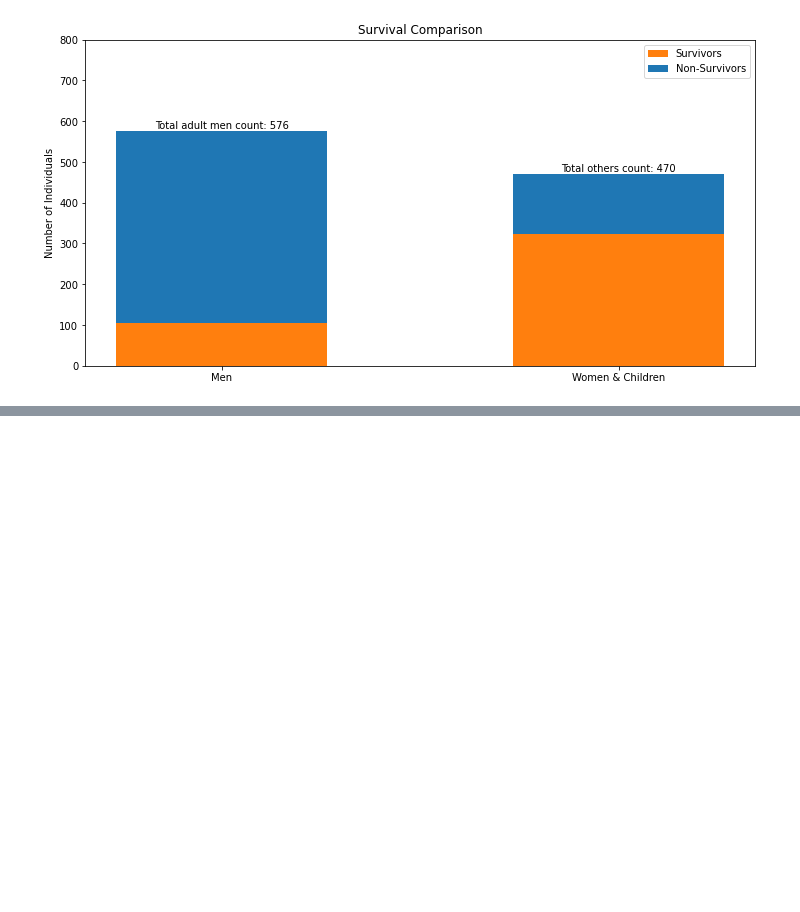
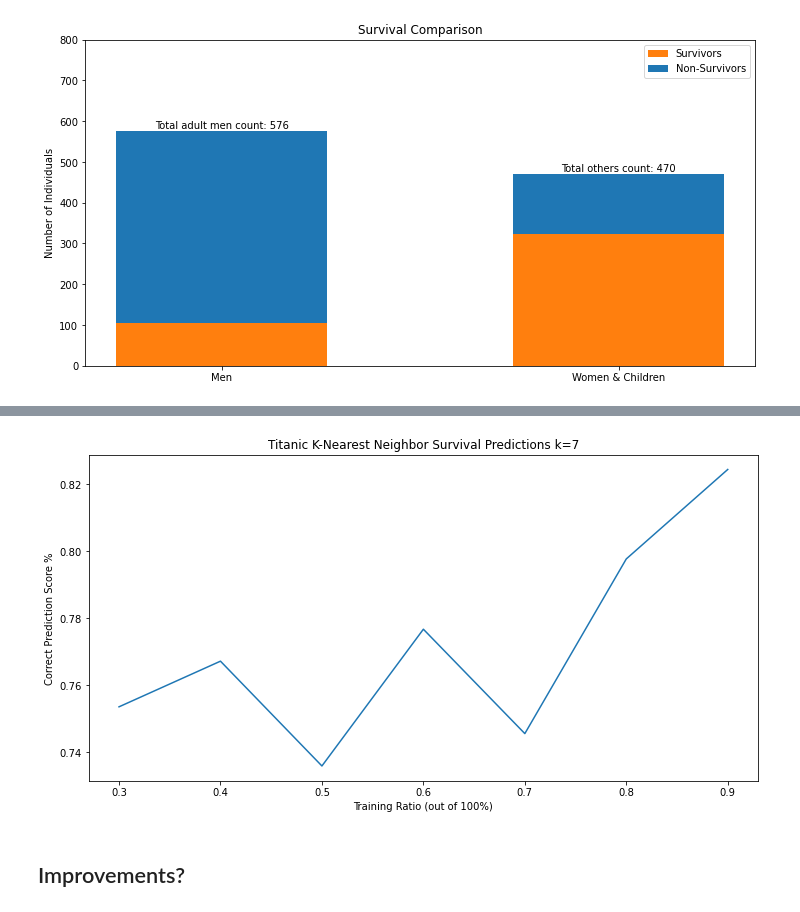
Before and after one commit to jventura1738/COSC311, a Jupyter notebook: Project_Titanic/Titanic_Analysis.ipynb, the cells around one changed output, grey strips where cells are left out. Drawn from its saved outputs; the diff is of its cells as text; code cells hidden in the pictures; blank space fills up the shorter version.

```diff
--- a/Project_Titanic/Titanic_Analysis.ipynb
+++ b/Project_Titanic/Titanic_Analysis.ipynb
@@ -219,0 +195,33 @@ Precision: 79.38931297709924%
+# %%
+# [x] TODO: use kNN to predict the
+
+"""
+Here we will convert the vectors to training data, then make
+two sets: training and testing sets.  We will iterate through
+various train:test ratios.
+"""
+# List of p's for ratios (train = n*p, test = n*(p-1))
+# It will be a dictionary with key=p, val=result precision.
+ratios = (0.30, 0.40, 0.50, 0.60, 0.70, 0.80, 0.90)
+scores = []
+length = titanic.shape[0]  # Number of rows.
+
+# Prepare the vectors:
+titanic_vectors = manager.titanic_to_vector(titanic)
+np.random.shuffle(titanic_vectors)
+
+# Iterate ovet the ratios:
+for r in ratios:
+    print(f'---------------- p={r} ----------------')
+
+    # Train test partition.
+    train, test = manager.partition(n=length, p=r, vectors=titanic_vectors)
+
+    # Dubbing the KNN Model as 'Lambda.'
+    Lambda = kmodel(train_vect=train, k=7)
+
+    # Make predictions:
+    scores.append(manager.titanic_predictions(model=Lambda, test_vects=test, verbose=True))
+    del Lambda
+
+print('---------------------------------')
@@ -220,2 +250,14 @@ Precision: 79.38931297709924%
+# %%
+# Plot the data collected from the previous cell.
+plt.plot(ratios, [s/100 for s in scores])
+plt.title('Titanic K-Nearest Neighbor Survival Predictions (k=7)')
+plt.ylabel('Correct Prediction Score %')
+plt.xlabel('Training Ratio (out of 100%)')
+plt.show()
+pass
+# %% [output]
+[figure, added]
+# %% [markdown]
+## Improvements?
 # %%
 # [ ] TODO: Make a Neural Network.
```
Also changed, not shown: parts of 6 cells of this notebook, 2 other files.
